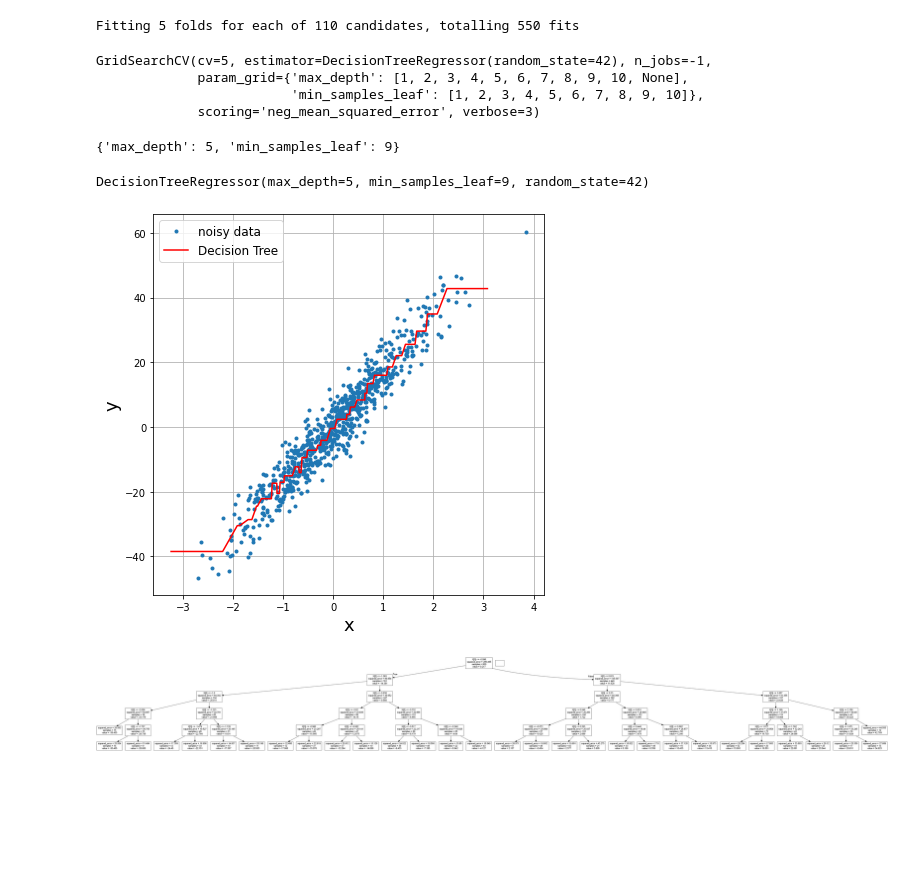
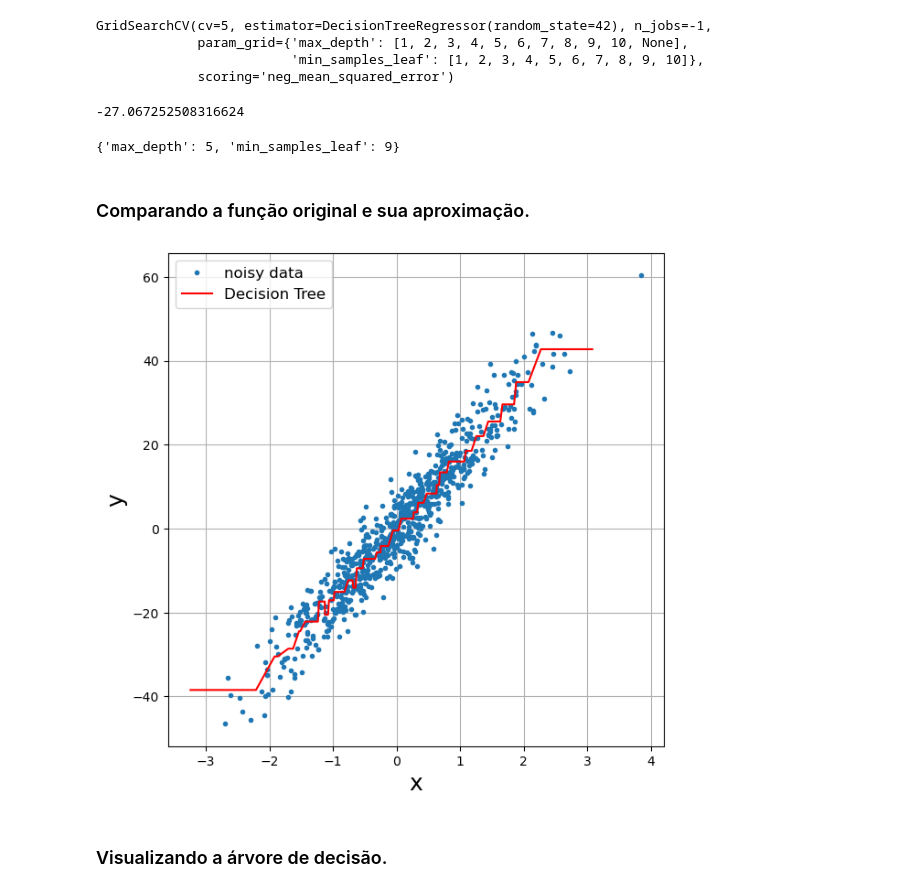
Before and after one commit to zz4fap/tp555-ml, a Jupyter notebook: exemplos/classification/DecisionTrees/DTMakeRegression.ipynb, the cells around one changed output. Saved outputs shown, nothing was run; the diff lists cells and outputs as text; code cells hidden in the pictures; blank space fills up the shorter version.

```diff
--- a/exemplos/classification/DecisionTrees/DTMakeRegression.ipynb
+++ b/exemplos/classification/DecisionTrees/DTMakeRegression.ipynb
@@ -40,19 +58,26 @@ plt.show()
 + Grid Search é uma técnica de ajuste fino dos hiperparâmetros.
 # %%
 # Set parameters for grid-search.
-param_grid = {'max_depth': [1, 2, 3, 4, 5, 6, 7, 8, 9, 10, None], 'min_samples_leaf': [1, 2, 3, 4, 5, 6, 7, 8, 9, 10]}
+param_grid = {
+    'max_depth': [1, 2, 3, 4, 5, 6, 7, 8, 9, 10, None],
+    'min_samples_leaf': [1, 2, 3, 4, 5, 6, 7, 8, 9, 10]
+}
 
-# Instantiate DT class.
+# Instantiate a DT object.
 reg = DecisionTreeRegressor(random_state=seed)
 
-grid_search = GridSearchCV(reg, param_grid, cv=5, verbose=3, n_jobs=-1, scoring='neg_mean_squared_error')
+# Instantiate a Grid Search object.
+gs = GridSearchCV(reg, param_grid, cv=5, scoring='neg_mean_squared_error', n_jobs=-1)
 
 # Find best hyperparameters.
-grid_search.fit(x_train, y_train)
+gs.fit(x_train, y_train)
 # %% [output]
-Fitting 5 folds for each of 110 candidates, totalling 550 fits
+GridSearchCV(cv=5, estimator=DecisionTreeRegressor(random_state=42), n_jobs=-1,
+             param_grid={'max_depth': [1, 2, 3, 4, 5, 6, 7, 8, 9, 10, None],
+                         'min_samples_leaf': [1, 2, 3, 4, 5, 6, 7, 8, 9, 10]},
+             scoring='neg_mean_squared_error')
-GridSearchCV(cv=5, estimator=DecisionTreeRegressor(random_state=42), n_jobs=-1,
-             param_grid={'max_depth': [1, 2, 3, 4, 5, 6, 7, 8, 9, 10, None],
-                         'min_samples_leaf': [1, 2, 3, 4, 5, 6, 7, 8, 9, 10]},
-             scoring='neg_mean_squared_error', verbose=3)
+# %%
+gs.best_score_
+# %% [output]
+-27.067252508316624
 # %%
@@ -60,31 +85,22 @@ grid_search.best_params_
 # %% [output]
 {'max_depth': 5, 'min_samples_leaf': 9}
-# %%
-clf = DecisionTreeRegressor(random_state=seed, max_depth=5, min_samples_leaf=9)
-
-clf.fit(x_train, y_train)
-# %% [output]
-DecisionTreeRegressor(max_depth=5, min_samples_leaf=9, random_state=42)
+# %% [markdown]
+### Comparando a função original e sua aproximação.
 # %%
 # Plot noisy data plus decision tree.
 x_test = np.sort(x_test, axis=0)
-y_pred = clf.predict(x_test)
+y_pred = gs.predict(x_test)
 
 plt.figure(figsize=(7,7))
 plt.plot(x_train, y_train, '.', label='noisy data')
 plt.plot(x_test, y_pred, 'r-', label='Decision Tree')
 plt.xlabel('x', fontsize=18)
 plt.ylabel('y', fontsize=18)
 plt.legend(fontsize=12)
 plt.grid()
 #plt.savefig('dt_regression.png', dpi=600)
 plt.show()
 # %% [output]
-[figure, old version]
+[figure, new version]
-# %%
-dot_data = StringIO()
-tree.export_graphviz(clf, out_file=dot_data)
-graph = pydot.graph_from_dot_data(dot_data.getvalue())
-Image(graph[0].create_png())
-# %% [output]
-[figure, removed]
+# %% [markdown]
+### Visualizando a árvore de decisão.
```
Also changed, not shown: parts of 12 cells of this notebook, 9 other files.
